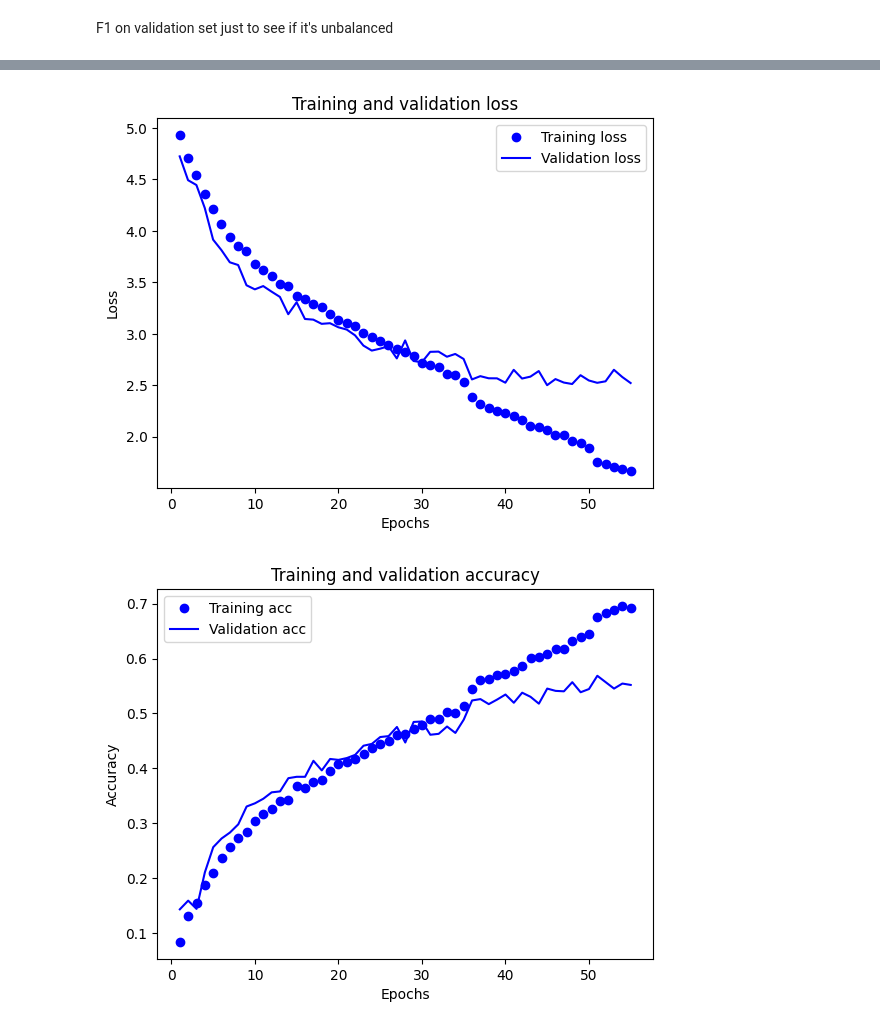
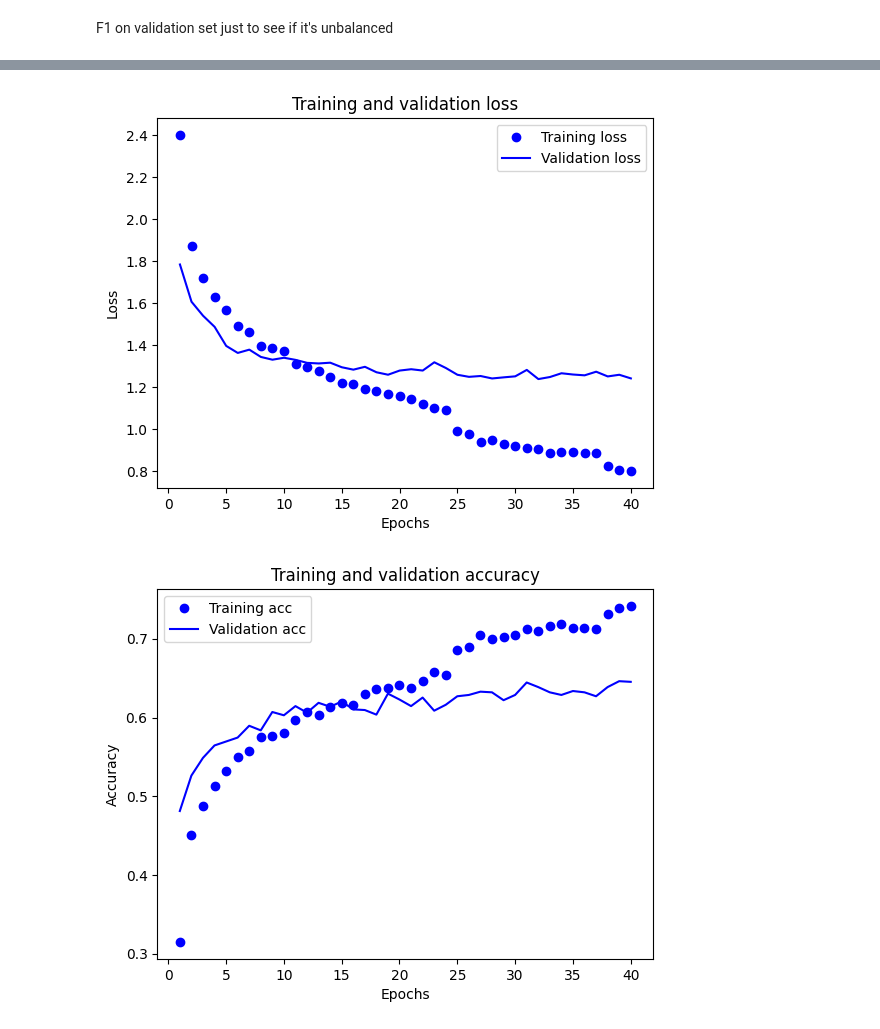
Before and after one commit to LiberoBiagi/DL_Nova_IMS_25-26, a Jupyter notebook: Models_inceptionv1.ipynb, the cells around one changed output, grey strips where cells are left out. Drawn from its saved outputs; the diff is of its cells as text; code cells hidden in the pictures.

Commit message:
Inception v3 results

```diff
--- a/Models_inceptionv1.ipynb
+++ b/Models_inceptionv1.ipynb
@@ -50,9 +50,9 @@ test_df = pd.read_csv('DL_Nova_IMS_25-26/splits/test.csv')
 # Prepend the base directory to image paths
 # e.g., images/cat1.jpg becomes DL_Nova_IMS_25-26/images/cat1.jpg
 base_dir = 'DL_Nova_IMS_25-26/'
-train_df['image_path'] = train_df['image_path'].apply(lambda x: base_dir + x)
-val_df['image_path'] = val_df['image_path'].apply(lambda x: base_dir + x)
-test_df['image_path'] = test_df['image_path'].apply(lambda x: base_dir + x)
+train_df['image_path'] = train_df['image_path'].str.replace('\\', '/', regex=False).apply(lambda x: base_dir + x)
+val_df['image_path'] = val_df['image_path'].str.replace('\\', '/', regex=False).apply(lambda x: base_dir + x)
+test_df['image_path'] = test_df['image_path'].str.replace('\\', '/', regex=False).apply(lambda x: base_dir + x)
 
 train_ds, val_ds, test_ds, data_augmentation = preprocess_v1(train_df, val_df, test_df)
 # %% [markdown]
@@ -294,19 +150,14 @@ Model: "functional_4"
 # %%
-callbacks = [
+inceptionv3_callbacks = [
     EarlyStopping(monitor='val_loss', patience=10, restore_best_weights=True),
-    ModelCheckpoint('best_improved_model.keras', monitor='val_loss', save_best_only=True),
+    ModelCheckpoint('best_inceptionv3_model.keras', monitor='val_loss', save_best_only=True),
     ReduceLROnPlateau(monitor='val_loss', factor=0.5, patience=5, min_lr=1e-6)
 ]
 
-
-train_ds_multi = train_ds.map(lambda image, label: (image,{'main_output': label, 'auxilliary_output_1': label,'auxilliary_output_2': label}))
-
-val_ds_multi = val_ds.map(lambda image, label: (image,{'main_output': label,'auxilliary_output_1': label,'auxilliary_output_2': label}))
-
-history = model.fit(
-    train_ds_multi,
-    validation_data=val_ds_multi,
-    epochs=60,
-    callbacks=callbacks
+inceptionv3hist = model_inceptionv3.fit(
+    train_ds,
+    validation_data=val_ds,
+    epochs=40,
+    callbacks=inceptionv3_callbacks
 )
 # %% [output]
@@ -335,0 +181,3 @@ dict_keys(['auxilliary_output_1_accuracy', 'auxilliary_output_1_loss', 'auxillia
+# %%
+inceptionv3hist_dict = inceptionv3hist.history
+inceptionv3hist_dict.keys()
@@ -372,12 +220,11 @@ import matplotlib.pyplot as plt
 # %%
-history_dict = history.history
-loss_values = history_dict['loss']
-val_loss_values = history_dict['val_loss']
+loss_values_inceptionv3 = inceptionv3hist_dict['loss']
+val_loss_values_inceptionv3 = inceptionv3hist_dict['val_loss']
 
-epochs = range(1, len(loss_values) + 1)
+epochs = range(1, len(loss_values_inceptionv3) + 1)
 
-plt.plot(epochs, loss_values, 'bo', label='Training loss')
-plt.plot(epochs, val_loss_values, 'b', label='Validation loss')
+plt.plot(epochs, loss_values_inceptionv3, 'bo', label='Training loss')
+plt.plot(epochs, val_loss_values_inceptionv3, 'b', label='Validation loss')
 plt.title('Training and validation loss')
 plt.xlabel('Epochs')
 plt.ylabel('Loss')
@@ -385,23 +232,23 @@ plt.legend()
 
 plt.show()
 # %% [output]
-[figure, old version]
+[figure, new version]
 # %%
 plt.clf()
 
-acc_values = history_dict['main_output_accuracy']
-val_acc_values = history_dict['val_main_output_accuracy']
+acc_values = inceptionv3hist_dict['accuracy']
+val_acc_values = inceptionv3hist_dict['val_accuracy']
 
 epochs = range(1, len(acc_values) + 1)
 
 plt.plot(epochs, acc_values, 'bo', label='Training acc')
 plt.plot(epochs, val_acc_values, 'b', label='Validation acc')
 
 plt.title('Training and validation accuracy')
 plt.xlabel('Epochs')
 plt.ylabel('Accuracy')
 plt.legend()
 
 plt.show()
 # %% [output]
-[figure, old version]
+[figure, new version]
```
Also changed, not shown: parts of 23 cells of this notebook.
